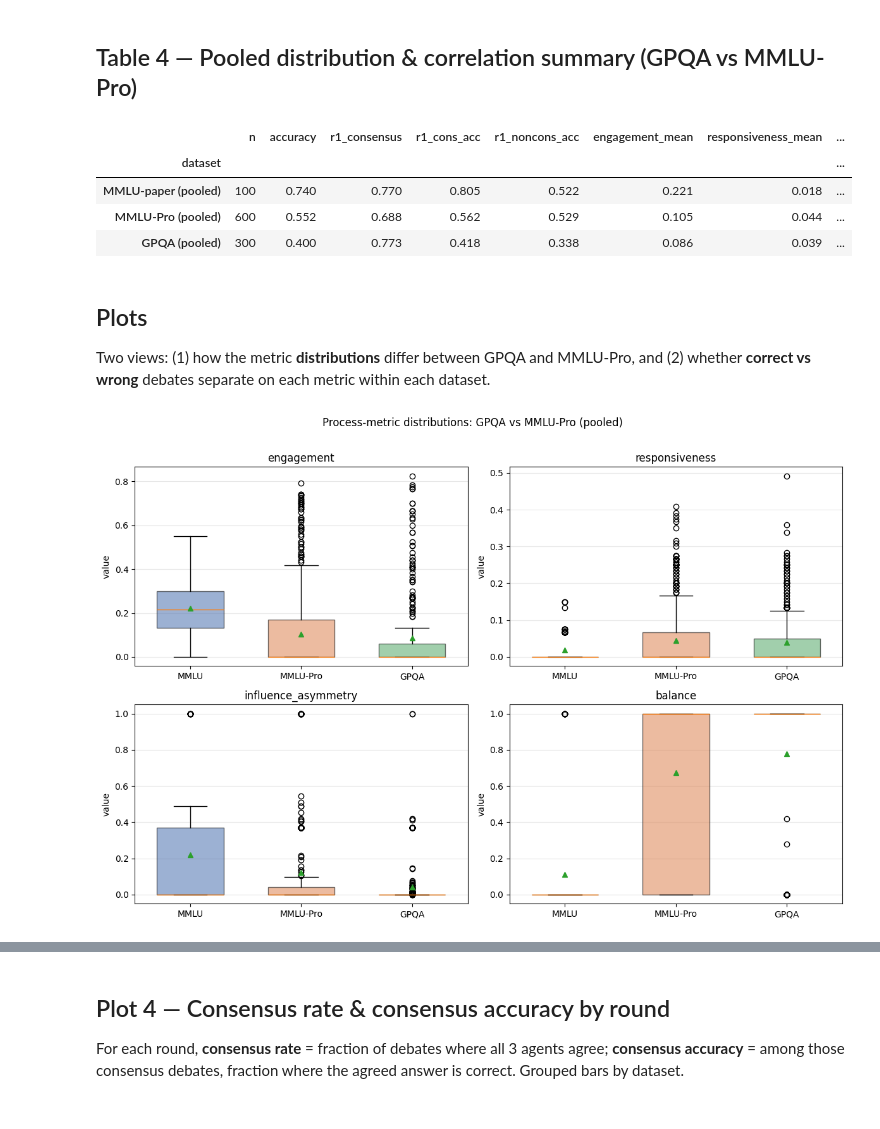
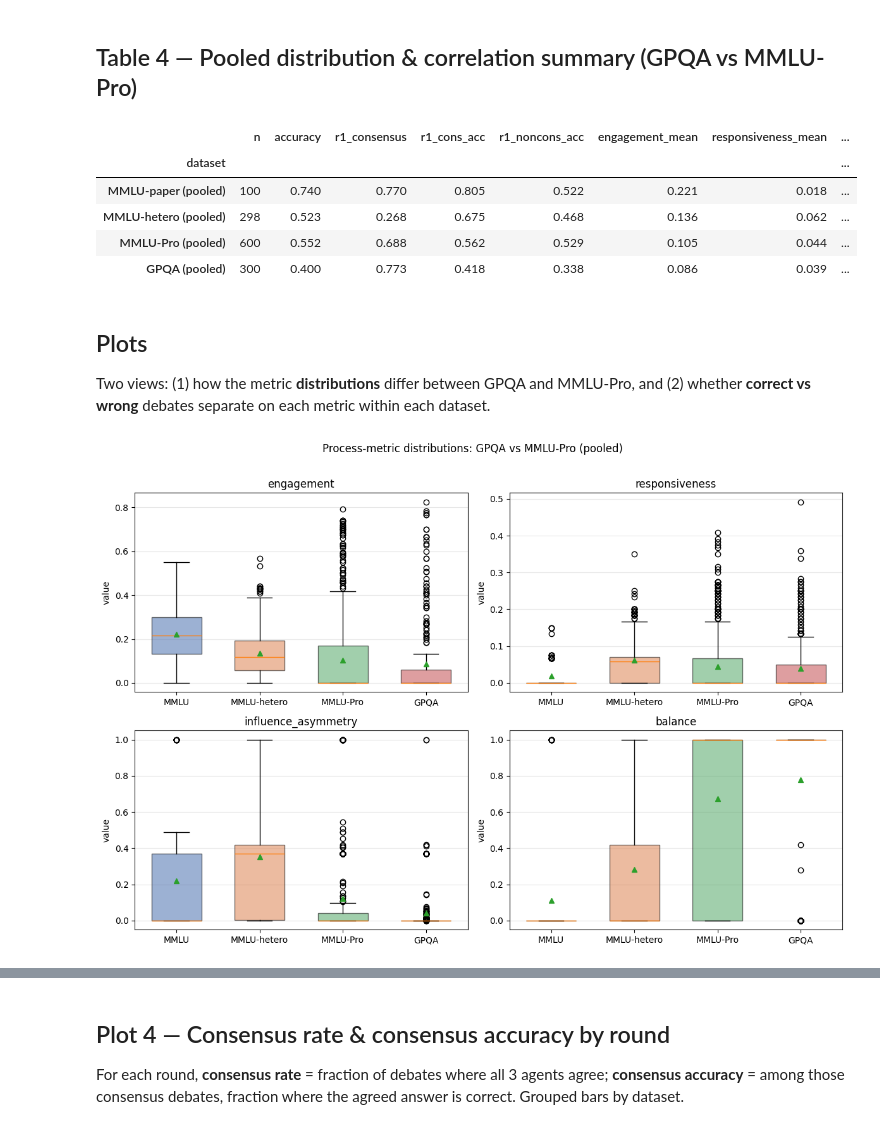
Before and after one commit to kylezlin-hub/UTD_2026Summer_Uncertainty-quantification-for-multi-agent-systems, a Jupyter notebook: New/process_diagnostics_comparison.ipynb, the cells around one changed output, grey strips where cells are left out. Drawn from its saved outputs; the diff is of its cells as text; code cells hidden in the pictures.

```diff
--- a/New/process_diagnostics_comparison.ipynb
+++ b/New/process_diagnostics_comparison.ipynb
@@ -127,8 +127,13 @@ def parse_workbook(path):
         rows.append(d)
     return pd.DataFrame(rows)
 # %%
+_HET = 'C:/Proj1/docs/data/mmlu_hetero_cpu/seed_{}/qwen_mmlu_pro_debate_traces.xlsx'
 FILES = {
     'MMLU paper': 'qwen_mmlu_faithful_s7.xlsx',
+    'MMLU-7B-coop': 'C:/Proj1/docs/data/mmlu_original_cpu/seed_7/qwen_mmlu_pro_debate_traces.xlsx',
+    'MMLU-hetero s7': _HET.format(7),
+    'MMLU-hetero s17': _HET.format(17),
+    'MMLU-hetero s42': _HET.format(42),
     'GPQA s7':      'baseline_v2_gpqa_s7.xlsx',
     'GPQA s17':     'baseline_v2_gpqa_s17.xlsx',
     'GPQA s42':     'baseline_v2_gpqa_s42.xlsx',
@@ -203,10 +220,12 @@ corr_table
 # %% [markdown]
 ## Table 3 — Correct vs incorrect group means (pooled by dataset)
 # %%
-pools = {'MMLU-paper (pooled)': pd.concat([data['MMLU paper']], ignore_index=True),
-
+pools = {
+    'MMLU-paper (pooled)': pd.concat([data['MMLU paper']], ignore_index=True),
+    # 'MMLU-7B-coop (pooled)': pd.concat([data['MMLU-7B-coop']], ignore_index=True),
+    'MMLU-hetero (pooled)': pd.concat([data['MMLU-hetero s7'], data['MMLU-hetero s17'], data['MMLU-hetero s42']], ignore_index=True),
     'MMLU-Pro (pooled)': pd.concat([data['MMLU-Pro s7'], data['MMLU-Pro s17'], data['MMLU-Pro s42']], ignore_index=True),
-'GPQA (pooled)': pd.concat([data['GPQA s7'], data['GPQA s17'], data['GPQA s42']], ignore_index=True),
+    'GPQA (pooled)': pd.concat([data['GPQA s7'], data['GPQA s17'], data['GPQA s42']], ignore_index=True),
 }
 rows = []
 for label, df in pools.items():
@@ -261,6 +284,7 @@ pooled_table
 |  | n | accuracy | r1_consensus | r1_cons_acc | r1_noncons_acc | engagement_mean | responsiveness_mean | ... |
 | dataset |  |  |  |  |  |  |  | ... |
 | MMLU-paper (pooled) | 100 | 0.740 | 0.770 | 0.805 | 0.522 | 0.221 | 0.018 | ... |
+| MMLU-hetero (pooled) | 298 | 0.523 | 0.268 | 0.675 | 0.468 | 0.136 | 0.062 | ... |
 | MMLU-Pro (pooled) | 600 | 0.552 | 0.688 | 0.562 | 0.529 | 0.105 | 0.044 | ... |
 | GPQA (pooled) | 300 | 0.400 | 0.773 | 0.418 | 0.338 | 0.086 | 0.039 | ... |
 # %% [markdown]
@@ -270,21 +294,22 @@ Two views: (1) how the metric **distributions** differ between GPQA and MMLU-Pro
 # %%
 ## Plot 1 — metric distributions: GPQA vs MMLU-Pro (pooled, 3 seeds each)
 import matplotlib.pyplot as plt
 mmlu = pools['MMLU-paper (pooled)']
+mmlu_hetero = pools['MMLU-hetero (pooled)']
 gpqa = pools['GPQA (pooled)']
 mmlu_pro = pools['MMLU-Pro (pooled)']
 fig, axes = plt.subplots(2, 2, figsize=(12, 8))
 for ax, m in zip(axes.ravel(), METRICS):
-    bp = ax.boxplot([mmlu[m].dropna(),  mmlu_pro[m].dropna(),gpqa[m].dropna()], showmeans=True,
+    bp = ax.boxplot([mmlu[m].dropna(), mmlu_hetero[m].dropna(), mmlu_pro[m].dropna(), gpqa[m].dropna()], showmeans=True,
                     patch_artist=True, widths=0.6)
-    for patch, col in zip(bp['boxes'], ['#4C72B0', '#DD8452', '#55A868']):
+    for patch, col in zip(bp['boxes'], ['#4C72B0', '#DD8452', '#55A868', '#C44E52']):
         patch.set_facecolor(col); patch.set_alpha(0.55)
-    ax.set_xticks([1, 2, 3]); ax.set_xticklabels(['MMLU', 'MMLU-Pro', 'GPQA'])
+    ax.set_xticks([1, 2, 3, 4]); ax.set_xticklabels(['MMLU', 'MMLU-hetero', 'MMLU-Pro', 'GPQA'])
     ax.set_title(m); ax.set_ylabel('value'); ax.grid(axis='y', alpha=0.3)
 fig.suptitle('Process-metric distributions: GPQA vs MMLU-Pro (pooled)', y=1.01)
 fig.tight_layout(); plt.show()
 # %% [output]
-[figure, old version]
+[figure, new version]
 # %%
 ## Plot 2 — correct vs wrong overlays, per metric, per dataset
 fig, axes = plt.subplots(2, 2, figsize=(12, 8))
```
Also changed, not shown: parts of 7 cells of this notebook.
